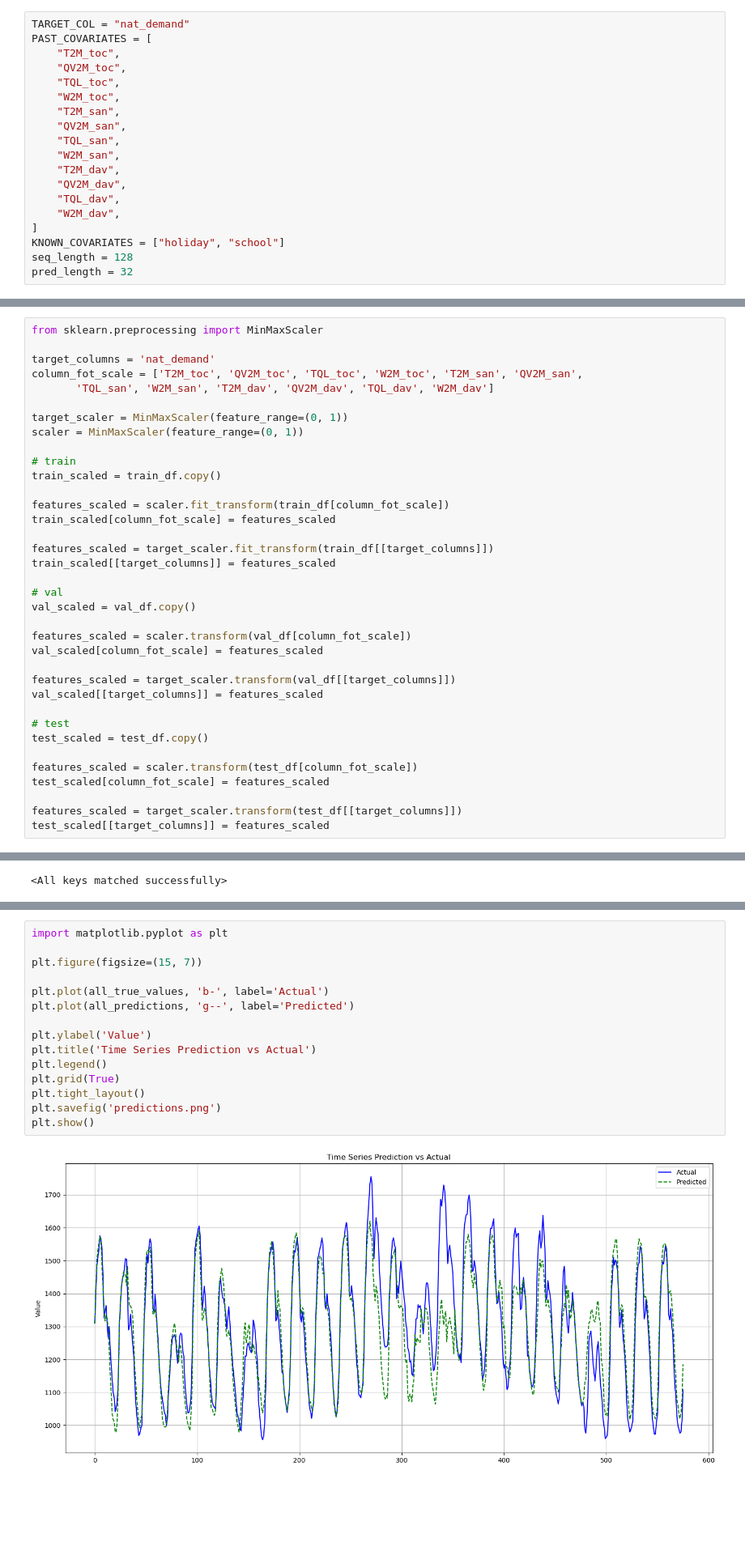
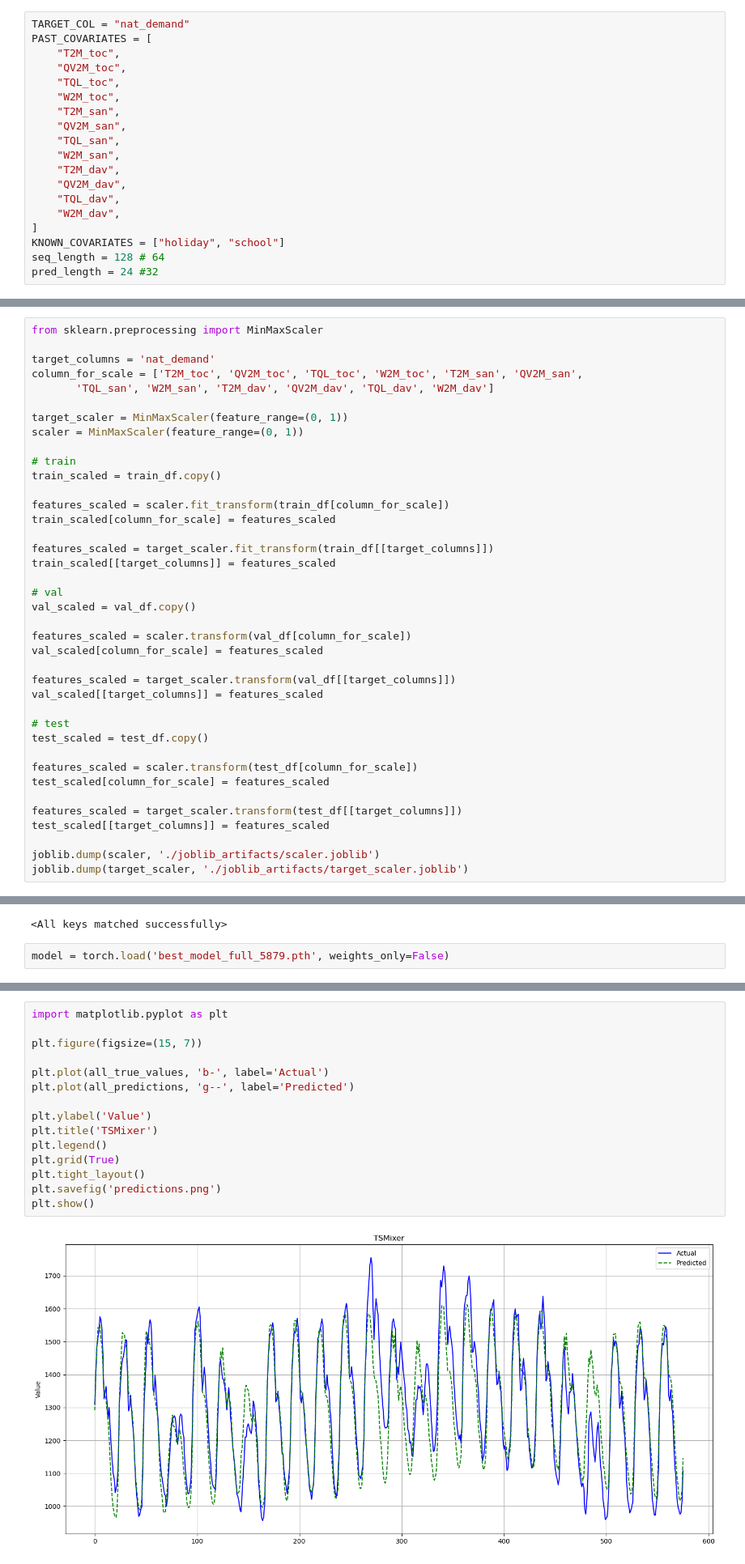
Before and after one commit to qdzzzxc/multivariate-timeseries-forecasting, a Jupyter notebook: code_dir/tsmixer/try.ipynb, the cells around one changed output, grey strips where cells are left out. Shown at 81% size. Drawn from its saved outputs; the diff is of its cells as text; blank space fills up the shorter version.

Commit message:
feat: TSMixer fair metrics + visualization

```diff
--- a/code_dir/tsmixer/try.ipynb
+++ b/code_dir/tsmixer/try.ipynb
@@ -15,7 +15,7 @@ PAST_COVARIATES = [
     "W2M_dav",
 ]
 KNOWN_COVARIATES = ["holiday", "school"]
-seq_length = 128
-pred_length = 32
+seq_length = 128 # 64
+pred_length = 24 #32
 # %%
 import pandas as pd
@@ -102,7 +103,7 @@ class TimeSeriesDataset(Dataset):
 from sklearn.preprocessing import MinMaxScaler
 
 target_columns = 'nat_demand'
-column_fot_scale = ['T2M_toc', 'QV2M_toc', 'TQL_toc', 'W2M_toc', 'T2M_san', 'QV2M_san',
+column_for_scale = ['T2M_toc', 'QV2M_toc', 'TQL_toc', 'W2M_toc', 'T2M_san', 'QV2M_san',
        'TQL_san', 'W2M_san', 'T2M_dav', 'QV2M_dav', 'TQL_dav', 'W2M_dav']
 
 target_scaler = MinMaxScaler(feature_range=(0, 1))
@@ -111,8 +112,8 @@ scaler = MinMaxScaler(feature_range=(0, 1))
 # train
 train_scaled = train_df.copy()
 
-features_scaled = scaler.fit_transform(train_df[column_fot_scale])
-train_scaled[column_fot_scale] = features_scaled
+features_scaled = scaler.fit_transform(train_df[column_for_scale])
+train_scaled[column_for_scale] = features_scaled
 
 features_scaled = target_scaler.fit_transform(train_df[[target_columns]])
 train_scaled[[target_columns]] = features_scaled
@@ -120,8 +121,8 @@ train_scaled[[target_columns]] = features_scaled
 # val
 val_scaled = val_df.copy()
 
-features_scaled = scaler.transform(val_df[column_fot_scale])
-val_scaled[column_fot_scale] = features_scaled
+features_scaled = scaler.transform(val_df[column_for_scale])
+val_scaled[column_for_scale] = features_scaled
 
 features_scaled = target_scaler.transform(val_df[[target_columns]])
 val_scaled[[target_columns]] = features_scaled
@@ -129,8 +130,11 @@ val_scaled[[target_columns]] = features_scaled
 # test
 test_scaled = test_df.copy()
 
-features_scaled = scaler.transform(test_df[column_fot_scale])
-test_scaled[column_fot_scale] = features_scaled
+features_scaled = scaler.transform(test_df[column_for_scale])
+test_scaled[column_for_scale] = features_scaled
 
 features_scaled = target_scaler.transform(test_df[[target_columns]])
 test_scaled[[target_columns]] = features_scaled
+
+joblib.dump(scaler, './joblib_artifacts/scaler.joblib')
+joblib.dump(target_scaler, './joblib_artifacts/target_scaler.joblib')
@@ -314,6 +305,8 @@ Model saved with validation loss: 0.0008
 model.load_state_dict(torch.load('best_model.pth', weights_only=True))
 # %% [output]
 <All keys matched successfully>
+# %%
+model = torch.load('best_model_full_5879.pth', weights_only=False)
 # %%
 import pandas as pd
 import torch
@@ -356,20 +349,20 @@ all_true_values = target_scaler.inverse_transform(all_true_values.reshape(-1, 1)
 # %%
 import matplotlib.pyplot as plt
 
 plt.figure(figsize=(15, 7))
 
 plt.plot(all_true_values, 'b-', label='Actual')
 plt.plot(all_predictions, 'g--', label='Predicted')
 
 plt.ylabel('Value')
-plt.title('Time Series Prediction vs Actual')
+plt.title('TSMixer')
 plt.legend()
 plt.grid(True)
 plt.tight_layout()
 plt.savefig('predictions.png')
 plt.show()
 # %% [output]
-[figure, old version]
+[figure, new version]
 # %%
 date_mask = (test_df['datetime'] >= '2020-01-15') & (test_df['datetime'] < '2020-01-20')
 slice_start = max(0, np.where(date_mask)[0][0] - seq_length)
```
Also changed, not shown: parts of 4 cells of this notebook, 8 other files.
